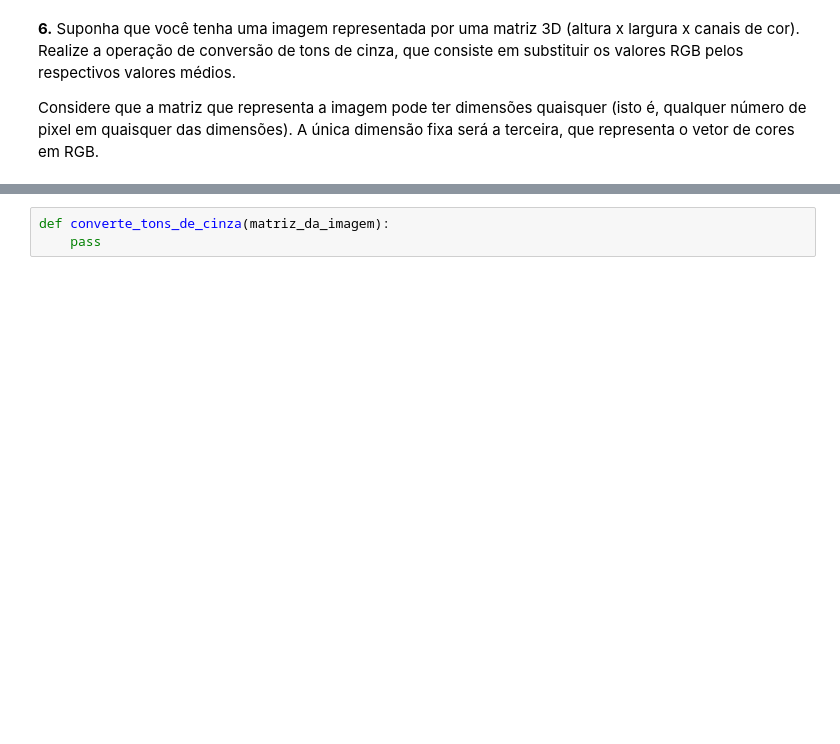
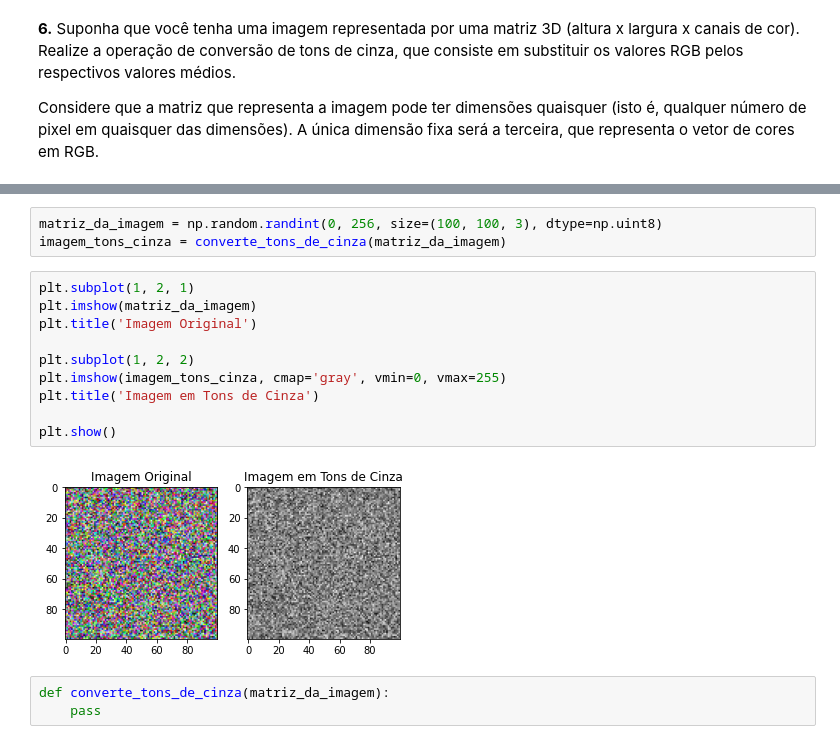
Before and after one commit to iago-mansur/vemsertech_tecnicas_de_programacao_i-_py, a Jupyter notebook: [Aulas 02 e 03] Numpy (Parte II).ipynb, the cells around one changed output, grey strips where cells are left out. Drawn from its saved outputs; the diff is of its cells as text; blank space fills up the shorter version.

```diff
--- a/[Aulas 02 e 03] Numpy (Parte II).ipynb
+++ b/[Aulas 02 e 03] Numpy (Parte II).ipynb
@@ -601,3 +816,18 @@ Considere que a matriz que representa a imagem pode ter dimensões quaisquer (is
+# %%
+matriz_da_imagem = np.random.randint(0, 256, size=(100, 100, 3), dtype=np.uint8)
+imagem_tons_cinza = converte_tons_de_cinza(matriz_da_imagem)
+# %%
+plt.subplot(1, 2, 1)
+plt.imshow(matriz_da_imagem)
+plt.title('Imagem Original')
+
+plt.subplot(1, 2, 2)
+plt.imshow(imagem_tons_cinza, cmap='gray', vmin=0, vmax=255)
+plt.title('Imagem em Tons de Cinza')
+
+plt.show()
+# %% [output]
+[figure, added]
 # %%
 def converte_tons_de_cinza(matriz_da_imagem):
     pass
```
Also changed, not shown: parts of 44 cells of this notebook, 5 other files.
